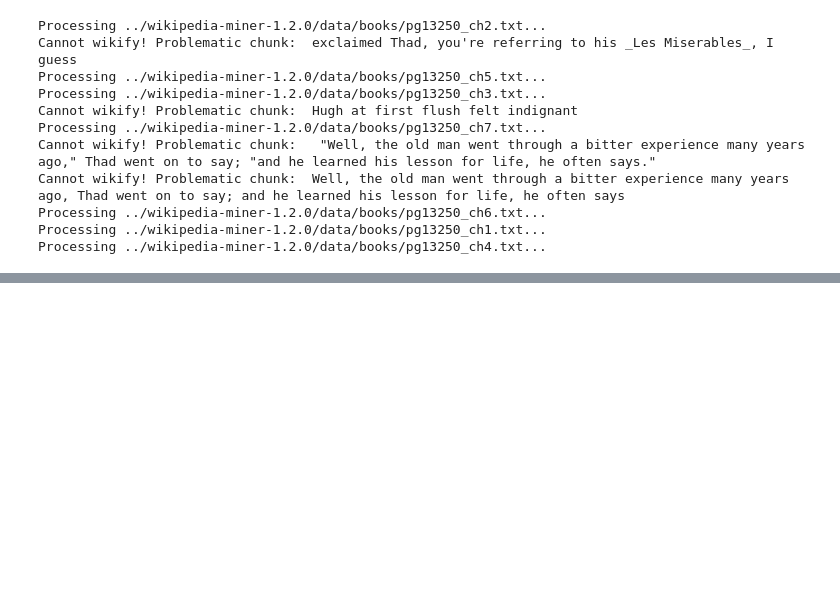
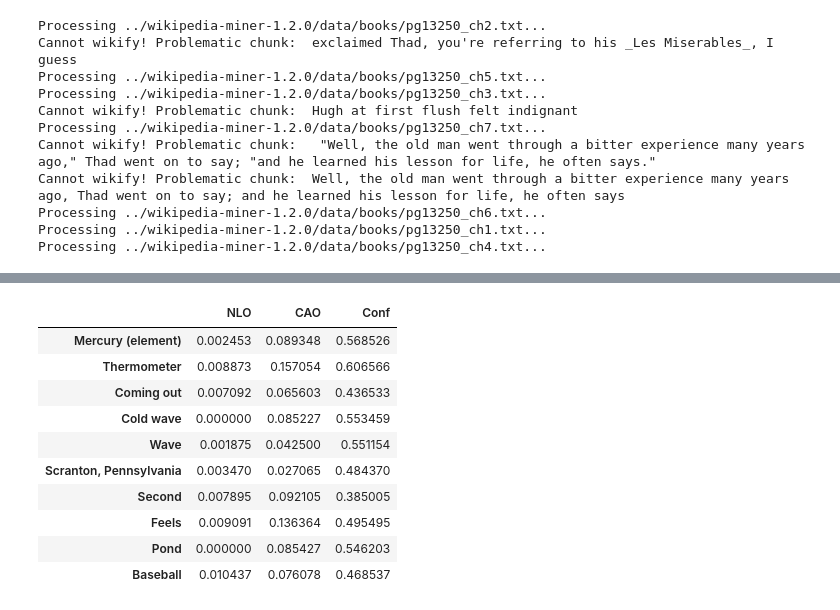
Before and after one commit to c-martinez/BeyondTheBook, a Jupyter notebook: Wikipedia miner interface.ipynb, the cells around one changed output, grey strips where cells are left out. Cells and saved outputs as stored; diff of their text form; code cells hidden in the pictures; blank space fills up the shorter version.

```diff
--- a/Wikipedia miner interface.ipynb
+++ b/Wikipedia miner interface.ipynb
@@ -212,0 +268,14 @@ data
+# %%
+data2.ix[:,['NLO', 'CAO', 'Conf']][:10]
+# %% [output]
+|  | NLO | CAO | Conf |
+| Mercury (element) | 0.002453 | 0.089348 | 0.568526 |
+| Thermometer | 0.008873 | 0.157054 | 0.606566 |
+| Coming out | 0.007092 | 0.065603 | 0.436533 |
+| Cold wave | 0.000000 | 0.085227 | 0.553459 |
+| Wave | 0.001875 | 0.042500 | 0.551154 |
+| Scranton, Pennsylvania | 0.003470 | 0.027065 | 0.484370 |
+| Second | 0.007895 | 0.092105 | 0.385005 |
+| Feels | 0.009091 | 0.136364 | 0.495495 |
+| Pond | 0.000000 | 0.085427 | 0.546203 |
+| Baseball | 0.010437 | 0.076078 | 0.468537 |
```
Also changed, not shown: parts of 16 cells of this notebook, 44 other files.
